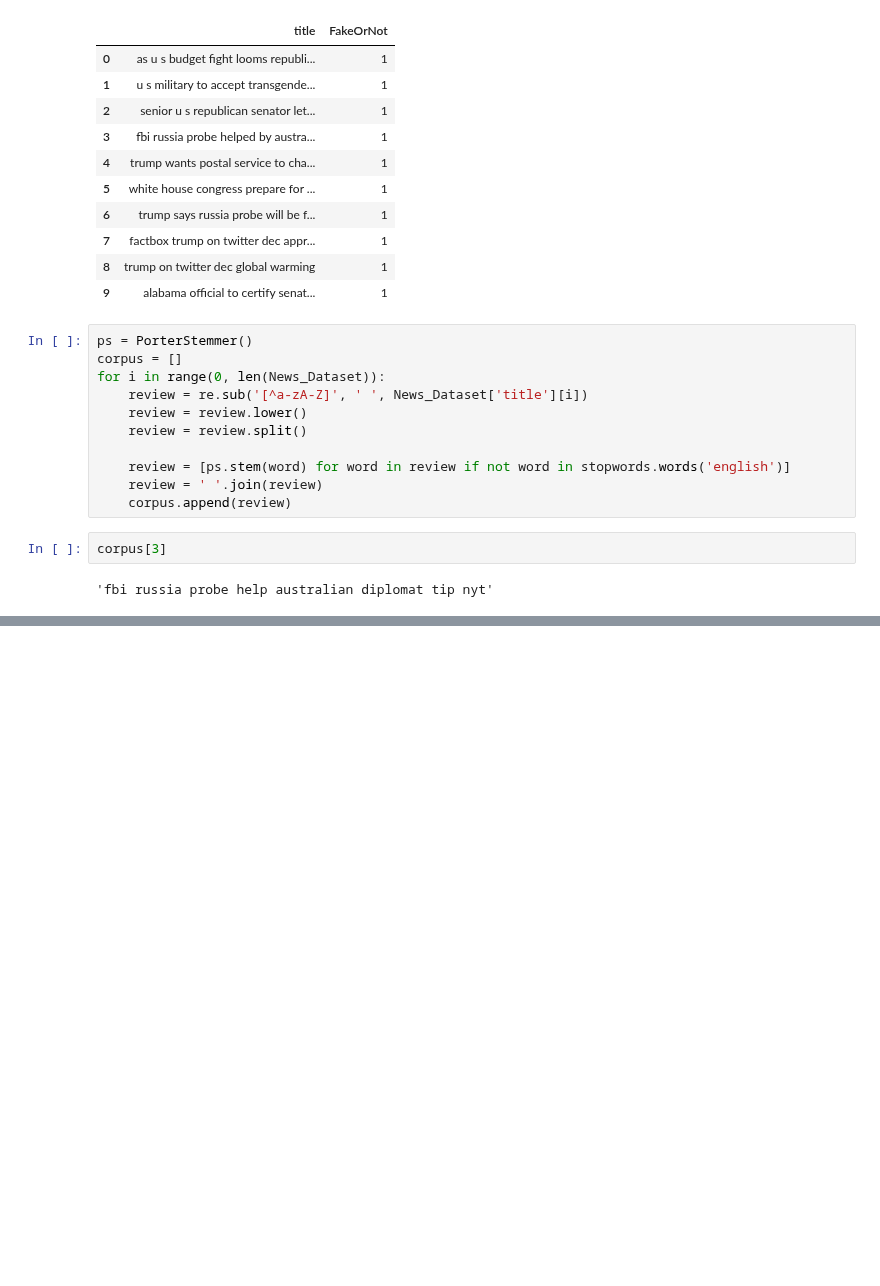
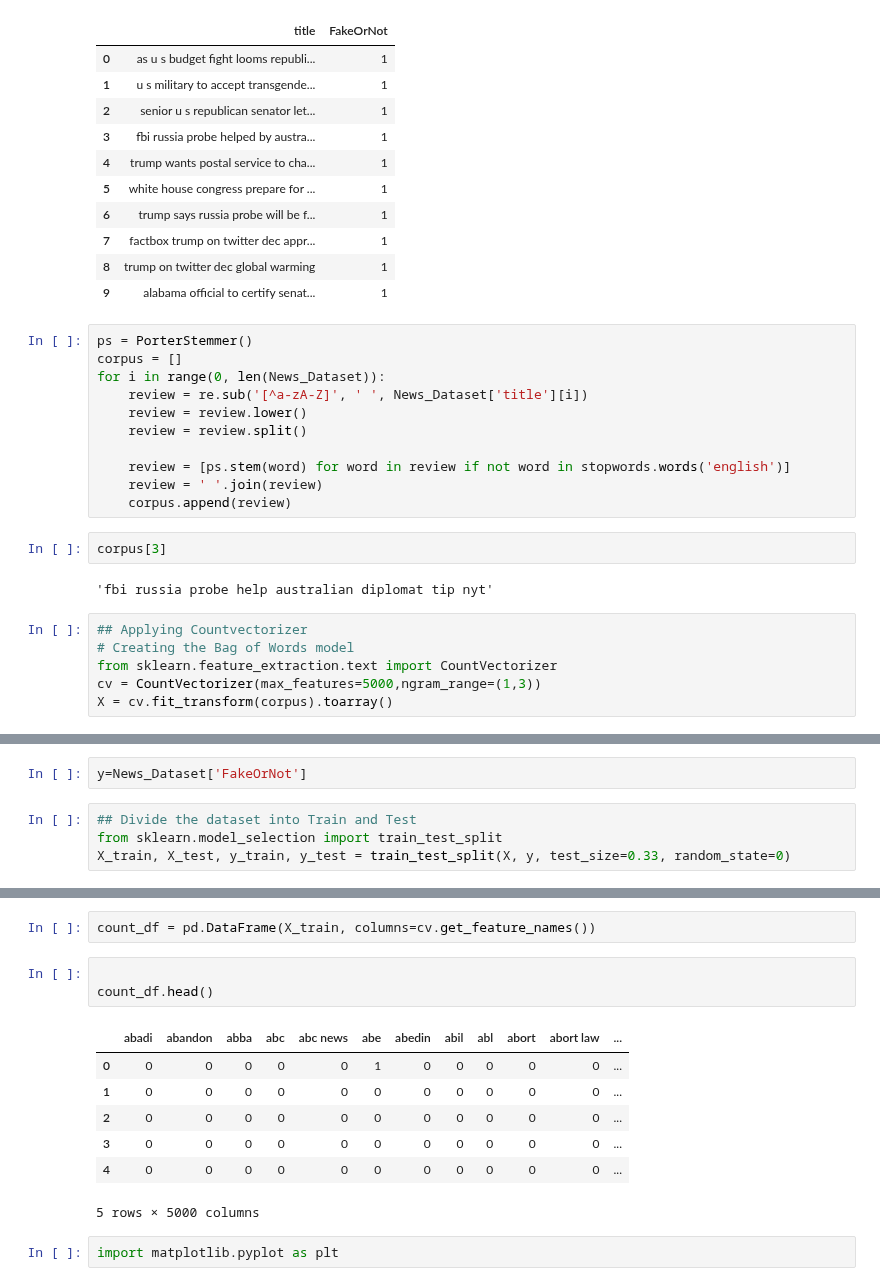
Before and after one commit to IanEspinoso/mock_mr_ganger, a Jupyter notebook: Fake_News_Classifer.ipynb, the cells around one changed output, grey strips where cells are left out. Drawn from its saved outputs; the diff is of its cells as text; blank space fills up the shorter version.

```diff
--- a/Fake_News_Classifer.ipynb
+++ b/Fake_News_Classifer.ipynb
@@ -177,3 +177,9 @@ for i in range(0, len(News_Dataset)):
 corpus[3]
 # %% [output]
 'fbi russia probe help australian diplomat tip nyt'
+# %%
+## Applying Countvectorizer
+# Creating the Bag of Words model
+from sklearn.feature_extraction.text import CountVectorizer
+cv = CountVectorizer(max_features=5000,ngram_range=(1,3))
+X = cv.fit_transform(corpus).toarray()
@@ -179,0 +190,6 @@ corpus[3]
+# %%
+y=News_Dataset['FakeOrNot']
+# %%
+## Divide the dataset into Train and Test
+from sklearn.model_selection import train_test_split
+X_train, X_test, y_train, y_test = train_test_split(X, y, test_size=0.33, random_state=0)
@@ -179,0 +242,15 @@ corpus[3]
+# %%
+count_df = pd.DataFrame(X_train, columns=cv.get_feature_names())
+# %%
+
+count_df.head()
+# %% [output]
+|  | abadi | abandon | abba | abc | abc news | abe | abedin | abil | abl | abort | abort law | ... |
+| 0 | 0 | 0 | 0 | 0 | 0 | 1 | 0 | 0 | 0 | 0 | 0 | ... |
+| 1 | 0 | 0 | 0 | 0 | 0 | 0 | 0 | 0 | 0 | 0 | 0 | ... |
+| 2 | 0 | 0 | 0 | 0 | 0 | 0 | 0 | 0 | 0 | 0 | 0 | ... |
+| 3 | 0 | 0 | 0 | 0 | 0 | 0 | 0 | 0 | 0 | 0 | 0 | ... |
+| 4 | 0 | 0 | 0 | 0 | 0 | 0 | 0 | 0 | 0 | 0 | 0 | ... |
+5 rows × 5000 columns
+# %%
+import matplotlib.pyplot as plt
```
Also changed, not shown: parts of 19 cells of this notebook.
